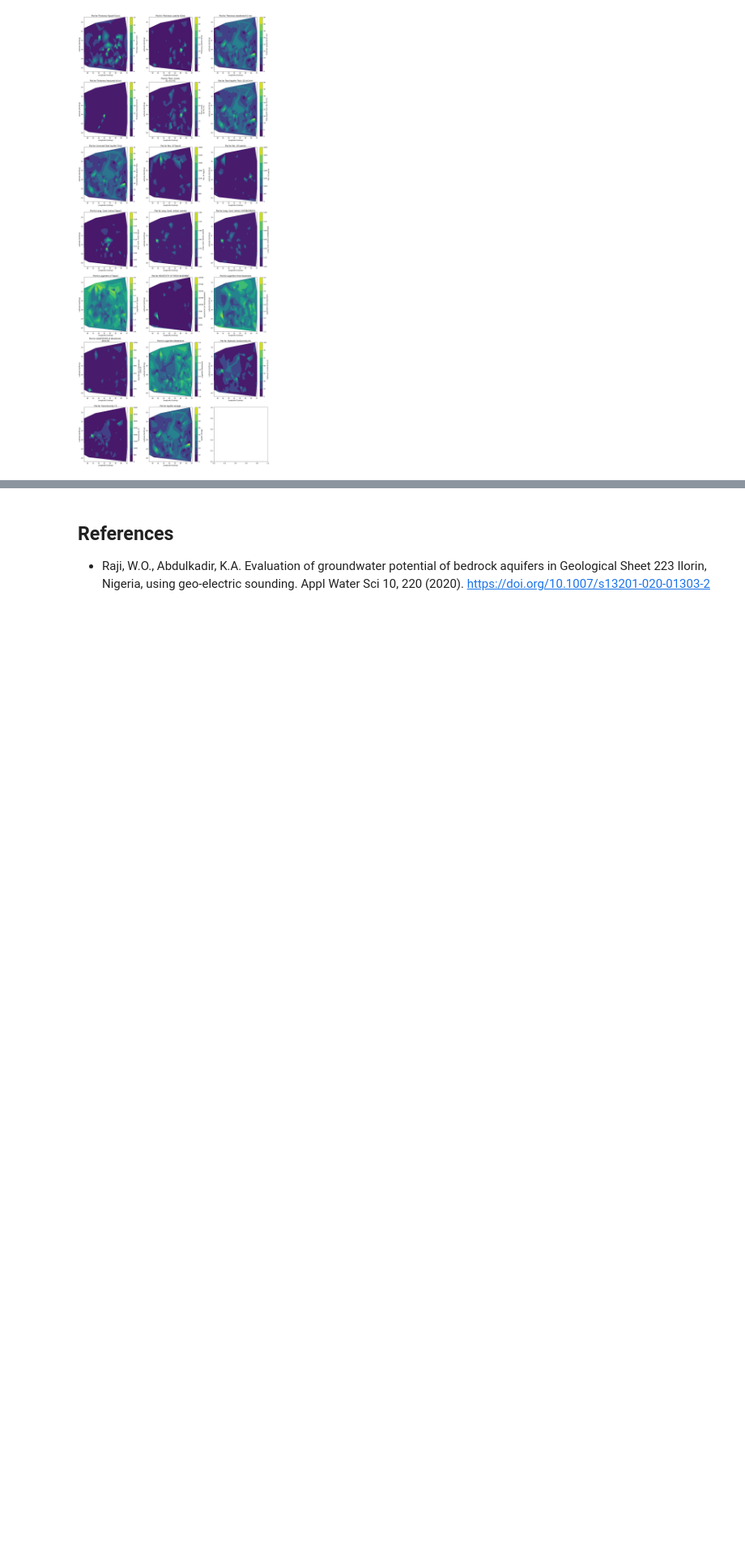
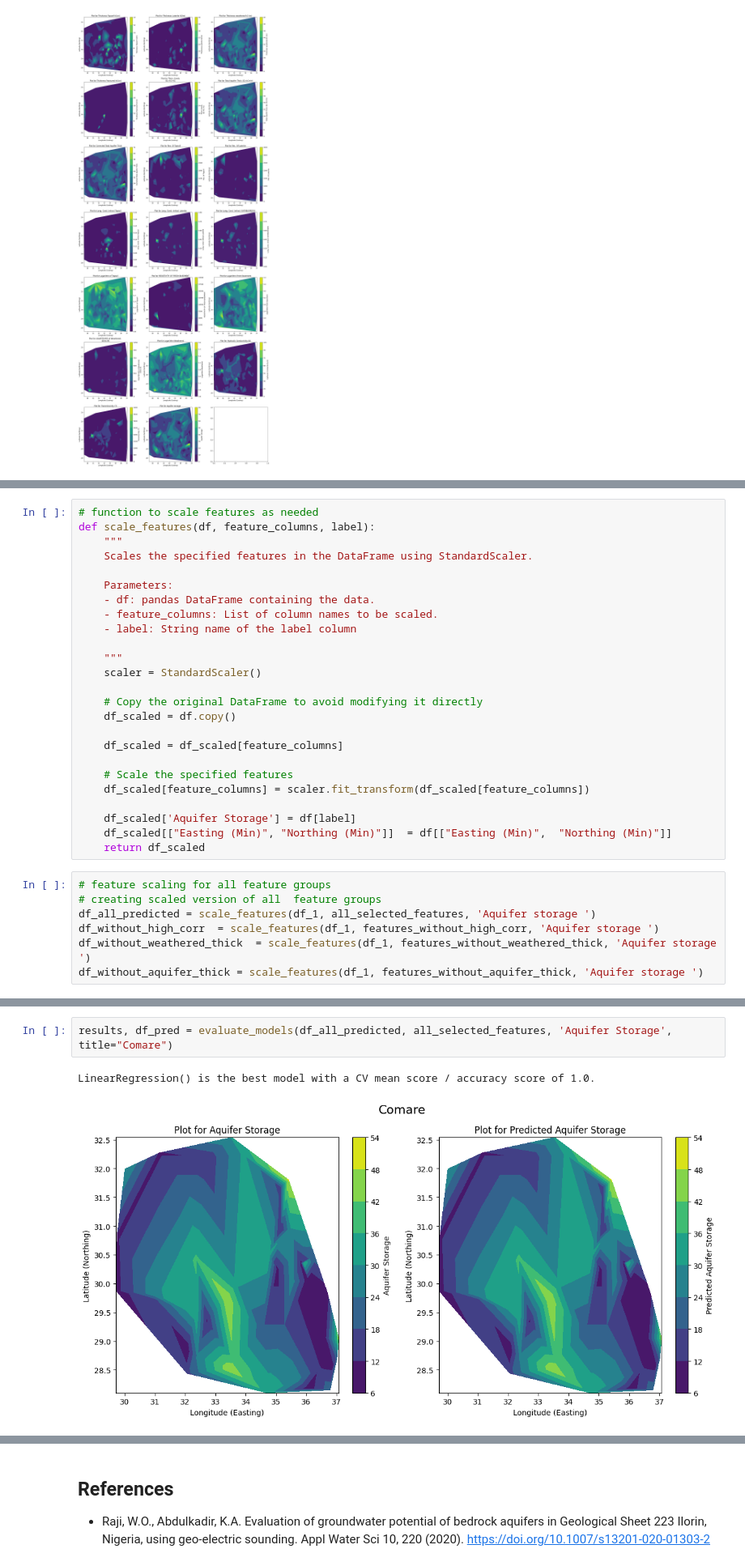
Before and after one commit to Jray-Tech/AquiferStorage, a Jupyter notebook: main.ipynb, the cells around one changed output, grey strips where cells are left out. Shown at 81% size. Cells and saved outputs as stored; diff of their text form; blank space fills up the shorter version.

```diff
--- a/main.ipynb
+++ b/main.ipynb
@@ -211,0 +362,32 @@ perform ML
+# %%
+# function to scale features as needed
+def scale_features(df, feature_columns, label):
+    """
+    Scales the specified features in the DataFrame using StandardScaler.
+
+    Parameters:
+    - df: pandas DataFrame containing the data.
+    - feature_columns: List of column names to be scaled.
+    - label: String name of the label column
+
+    """
+    scaler = StandardScaler()
+
+    # Copy the original DataFrame to avoid modifying it directly
+    df_scaled = df.copy()
+
+    df_scaled = df_scaled[feature_columns]
+
+    # Scale the specified features
+    df_scaled[feature_columns] = scaler.fit_transform(df_scaled[feature_columns])
+
+    df_scaled['Aquifer Storage'] = df[label]
+    df_scaled[["Easting (Min)",	"Northing (Min)"]]  = df[["Easting (Min)",	"Northing (Min)"]]
+    return df_scaled
+# %%
+# feature scaling for all feature groups
+# creating scaled version of all  feature groups
+df_all_predicted = scale_features(df_1, all_selected_features, 'Aquifer storage ')
+df_without_high_corr  = scale_features(df_1, features_without_high_corr, 'Aquifer storage ')
+df_without_weathered_thick  = scale_features(df_1, features_without_weathered_thick, 'Aquifer storage ')
+df_without_aquifer_thick = scale_features(df_1, features_without_aquifer_thick, 'Aquifer storage ')
@@ -211,0 +494,5 @@ perform ML
+# %%
+results, df_pred = evaluate_models(df_all_predicted, all_selected_features, 'Aquifer Storage', title="Comare")
+# %% [output]
+LinearRegression() is the best model with a CV mean score / accuracy score of 1.0.
+[figure, added]
```
Also changed, not shown: parts of 32 cells of this notebook, 18 other files.
